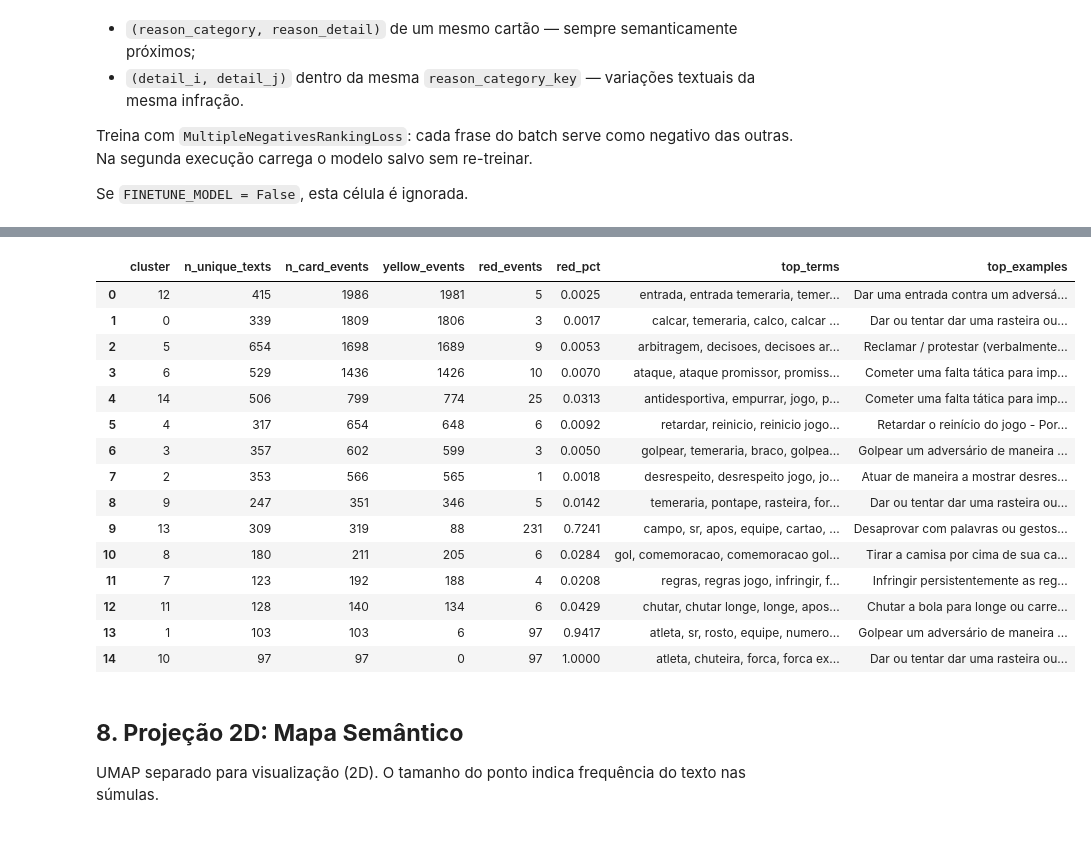
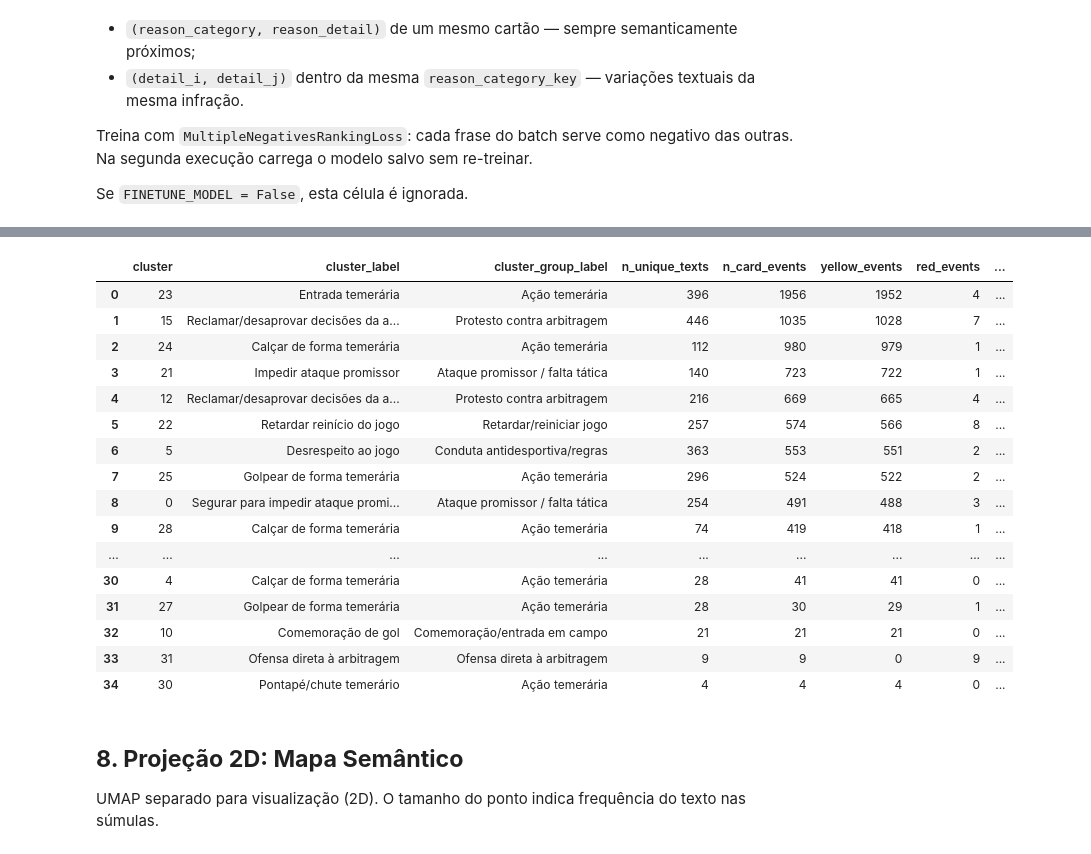
Before and after one commit to gcarbs1/cbf-match-report-analysis, a Jupyter notebook: notebooks/2-semantic_card_reasons_embeddings.ipynb, the cells around one changed output, grey strips where cells are left out. Saved outputs shown, nothing was run; the diff lists cells and outputs as text; code cells hidden in the pictures.

```diff
--- a/notebooks/2-semantic_card_reasons_embeddings.ipynb
+++ b/notebooks/2-semantic_card_reasons_embeddings.ipynb
@@ -157,6 +183,11 @@ def load_embedding_model(model_name_or_path) -> SentenceTransformer:
         return model
 
 
-embedding_model = load_embedding_model(MODEL_NAME)
+INITIAL_MODEL_PATH = (
+    FINETUNED_MODEL_DIR
+    if FINETUNE_MODEL and (FINETUNED_MODEL_DIR / "modules.json").exists()
+    else MODEL_NAME
+)
+embedding_model = load_embedding_model(INITIAL_MODEL_PATH)
 print(f"Dimensão dos embeddings: {embedding_model.get_sentence_embedding_dimension()}")
 # %% [output]
@@ -349,6 +623,10 @@ Avaliação: Silhouette = 0.4850 | Davies-Bouldin = 1.3801
 # %%
+cluster_assignment_columns = [
+    "embedding_key", "cluster", "cluster_base", "domain_split_label", "cluster_split_key",
+]
+
 reasons_clustered = reasons.merge(
-    reason_counts[["embedding_key", "cluster"]],
+    reason_counts[cluster_assignment_columns],
     left_on=TEXT_COLUMN,
     right_on="embedding_key",
     how="left",
@@ -414,42 +983,80 @@ def top_examples_by_cluster(reason_table: pd.DataFrame, top_n: int = 4) -> pd.Da
 # %%
-cluster_terms = top_terms_by_cluster(reason_counts)
-cluster_examples = top_examples_by_cluster(reason_counts)
+cluster_terms = top_terms_by_cluster(reason_counts, top_n=5)
+cluster_examples = top_examples_by_cluster(reason_counts, top_n=4)
+cluster_categories = top_categories_by_cluster(reason_counts, top_n=3)
 
 cluster_summary = reason_counts.groupby("cluster").agg(
     n_unique_texts=("embedding_key", "size"),
     n_card_events=("n_events", "sum"),
     yellow_events=("n_yellow", "sum"),
     red_events=("n_red", "sum"),
 ).reset_index()
 cluster_summary["red_pct"] = (
     cluster_summary["red_events"] / cluster_summary["n_card_events"]
 ).round(4)
 cluster_summary = (
     cluster_summary
     .merge(cluster_terms, on="cluster", how="left")
+    .merge(cluster_categories, on="cluster", how="left")
     .merge(cluster_examples, on="cluster", how="left")
-    .sort_values("n_card_events", ascending=False)
-    .reset_index(drop=True)
+)
+
+cluster_groups = {cluster_id: group for cluster_id, group in reason_counts.groupby("cluster")}
+cluster_summary["cluster_label"] = cluster_summary.apply(
+    lambda row: label_cluster(
+        cluster_groups[row["cluster"]],
+        row["top_terms"],
+        row["red_pct"],
+    ),
+    axis=1,
+)
+cluster_summary["cluster_group_label"] = cluster_summary.apply(
+    lambda row: group_cluster(
+        row["cluster_label"],
+        cluster_groups[row["cluster"]],
+        row["top_terms"],
+        row["red_pct"],
+    ),
+    axis=1,
+)
+
+cluster_summary = cluster_summary[[
+    "cluster", "cluster_label", "cluster_group_label",
+    "n_unique_texts", "n_card_events", "yellow_events", "red_events", "red_pct",
+    "top_terms", "top_categories", "top_examples",
+]].sort_values("n_card_events", ascending=False).reset_index(drop=True)
+
+cluster_labels = cluster_summary[["cluster", "cluster_label", "cluster_group_label"]]
+reason_counts = (
+    reason_counts
+    .drop(columns=["cluster_label", "cluster_group_label"], errors="ignore")
+    .merge(cluster_labels, on="cluster", how="left")
+)
+reasons_clustered = (
+    reasons_clustered
+    .drop(columns=["cluster_label", "cluster_group_label"], errors="ignore")
+    .merge(cluster_labels, on="cluster", how="left")
 )
 
 cluster_summary
 # %% [output]
-|  | cluster | n_unique_texts | n_card_events | yellow_events | red_events | red_pct | top_terms | top_examples |
-| 0 | 12 | 415 | 1986 | 1981 | 5 | 0.0025 | entrada, entrada temeraria, temer... | Dar uma entrada contra um adversá... |
-| 1 | 0 | 339 | 1809 | 1806 | 3 | 0.0017 | calcar, temeraria, calco, calcar ... | Dar ou tentar dar uma rasteira ou... |
-| 2 | 5 | 654 | 1698 | 1689 | 9 | 0.0053 | arbitragem, decisoes, decisoes ar... | Reclamar / protestar (verbalmente... |
-| 3 | 6 | 529 | 1436 | 1426 | 10 | 0.0070 | ataque, ataque promissor, promiss... | Cometer uma falta tática para imp... |
-| 4 | 14 | 506 | 799 | 774 | 25 | 0.0313 | antidesportiva, empurrar, jogo, p... | Cometer uma falta tática para imp... |
-| 5 | 4 | 317 | 654 | 648 | 6 | 0.0092 | retardar, reinicio, reinicio jogo... | Retardar o reinício do jogo - Por... |
-| 6 | 3 | 357 | 602 | 599 | 3 | 0.0050 | golpear, temeraria, braco, golpea... | Golpear um adversário de maneira ... |
-| 7 | 2 | 353 | 566 | 565 | 1 | 0.0018 | desrespeito, desrespeito jogo, jo... | Atuar de maneira a mostrar desres... |
-| 8 | 9 | 247 | 351 | 346 | 5 | 0.0142 | temeraria, pontape, rasteira, for... | Dar ou tentar dar uma rasteira ou... |
-| 9 | 13 | 309 | 319 | 88 | 231 | 0.7241 | campo, sr, apos, equipe, cartao, ... | Desaprovar com palavras ou gestos... |
-| 10 | 8 | 180 | 211 | 205 | 6 | 0.0284 | gol, comemoracao, comemoracao gol... | Tirar a camisa por cima de sua ca... |
-| 11 | 7 | 123 | 192 | 188 | 4 | 0.0208 | regras, regras jogo, infringir, f... | Infringir persistentemente as reg... |
-| 12 | 11 | 128 | 140 | 134 | 6 | 0.0429 | chutar, chutar longe, longe, apos... | Chutar a bola para longe ou carre... |
-| 13 | 1 | 103 | 103 | 6 | 97 | 0.9417 | atleta, sr, rosto, equipe, numero... | Golpear um adversário de maneira ... |
-| 14 | 10 | 97 | 97 | 0 | 97 | 1.0000 | atleta, chuteira, forca, forca ex... | Dar ou tentar dar uma rasteira ou... |
+|  | cluster | cluster_label | cluster_group_label | n_unique_texts | n_card_events | yellow_events | red_events | ... |
+| 0 | 23 | Entrada temerária | Ação temerária | 396 | 1956 | 1952 | 4 | ... |
+| 1 | 15 | Reclamar/desaprovar decisões da a... | Protesto contra arbitragem | 446 | 1035 | 1028 | 7 | ... |
+| 2 | 24 | Calçar de forma temerária | Ação temerária | 112 | 980 | 979 | 1 | ... |
+| 3 | 21 | Impedir ataque promissor | Ataque promissor / falta tática | 140 | 723 | 722 | 1 | ... |
+| 4 | 12 | Reclamar/desaprovar decisões da a... | Protesto contra arbitragem | 216 | 669 | 665 | 4 | ... |
+| 5 | 22 | Retardar reinício do jogo | Retardar/reiniciar jogo | 257 | 574 | 566 | 8 | ... |
+| 6 | 5 | Desrespeito ao jogo | Conduta antidesportiva/regras | 363 | 553 | 551 | 2 | ... |
+| 7 | 25 | Golpear de forma temerária | Ação temerária | 296 | 524 | 522 | 2 | ... |
+| 8 | 0 | Segurar para impedir ataque promi... | Ataque promissor / falta tática | 254 | 491 | 488 | 3 | ... |
+| 9 | 28 | Calçar de forma temerária | Ação temerária | 74 | 419 | 418 | 1 | ... |
+| ... | ... | ... | ... | ... | ... | ... | ... | ... |
+| 30 | 4 | Calçar de forma temerária | Ação temerária | 28 | 41 | 41 | 0 | ... |
+| 31 | 27 | Golpear de forma temerária | Ação temerária | 28 | 30 | 29 | 1 | ... |
+| 32 | 10 | Comemoração de gol | Comemoração/entrada em campo | 21 | 21 | 21 | 0 | ... |
+| 33 | 31 | Ofensa direta à arbitragem | Ofensa direta à arbitragem | 9 | 9 | 0 | 9 | ... |
+| 34 | 30 | Pontapé/chute temerário | Ação temerária | 4 | 4 | 4 | 0 | ... |
 # %% [markdown]
 ## **8. Projeção 2D: Mapa Semântico**
 
```
Also changed, not shown: parts of 21 cells of this notebook.
